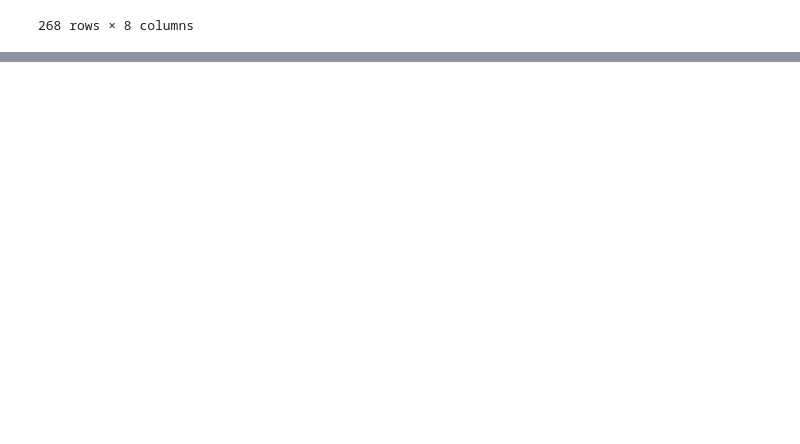
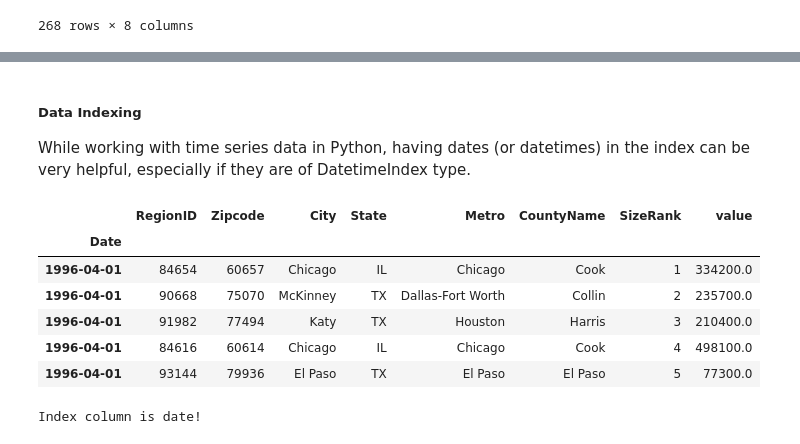
Before and after one commit to SueMungai/Time-Series-Team-3, a Jupyter notebook: Data Understanding.ipynb, the cells around one changed output, grey strips where cells are left out. Cells and saved outputs as stored; diff of their text form; code cells hidden in the pictures; blank space fills up the shorter version.

```diff
--- a/Untitled (1).ipynb
+++ b/Data Understanding.ipynb
@@ -105,0 +272,24 @@ During this
+# %% [markdown]
+##### Data Indexing
+While working with time series data in Python, having dates (or datetimes) in the index can be very helpful, especially if they are of DatetimeIndex type.
+# %%
+## Making the date column into the index
+
+new_data.set_index('Date').head()
+# %% [output]
+|  | RegionID | Zipcode | City | State | Metro | CountyName | SizeRank | value |
+| Date |  |  |  |  |  |  |  |  |
+| 1996-04-01 | 84654 | 60657 | Chicago | IL | Chicago | Cook | 1 | 334200.0 |
+| 1996-04-01 | 90668 | 75070 | McKinney | TX | Dallas-Fort Worth | Collin | 2 | 235700.0 |
+| 1996-04-01 | 91982 | 77494 | Katy | TX | Houston | Harris | 3 | 210400.0 |
+| 1996-04-01 | 84616 | 60614 | Chicago | IL | Chicago | Cook | 4 | 498100.0 |
+| 1996-04-01 | 93144 | 79936 | El Paso | TX | El Paso | El Paso | 5 | 77300.0 |
+# %%
+# Checking to confirm if the index column of our new dataframe is Date column
+if isinstance(new_data.index, pd.DatetimeIndex):
+    new_data.index.name = 'Date'
+    print("Index column is date!")
+else:
+    print('Index column is not Date')
+# %% [output]
+Index column is date!
```
Also changed, not shown: parts of 36 cells of this notebook.
